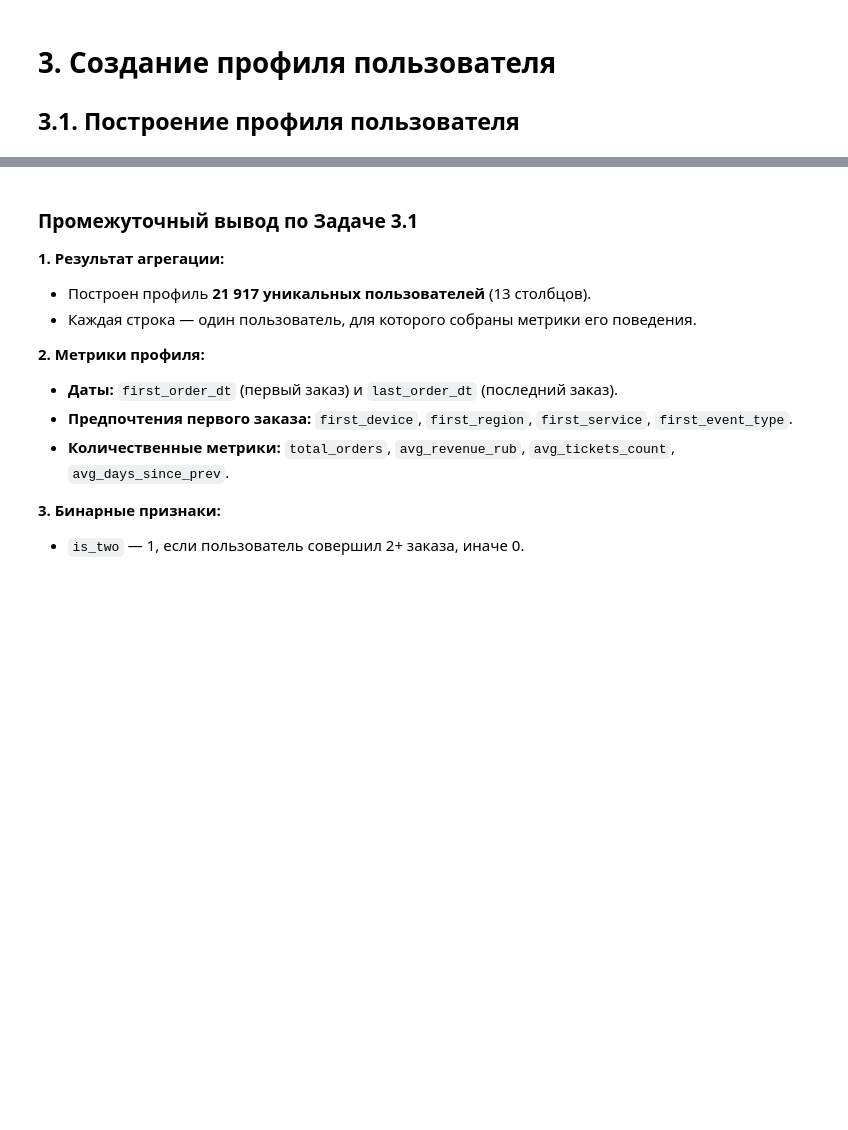
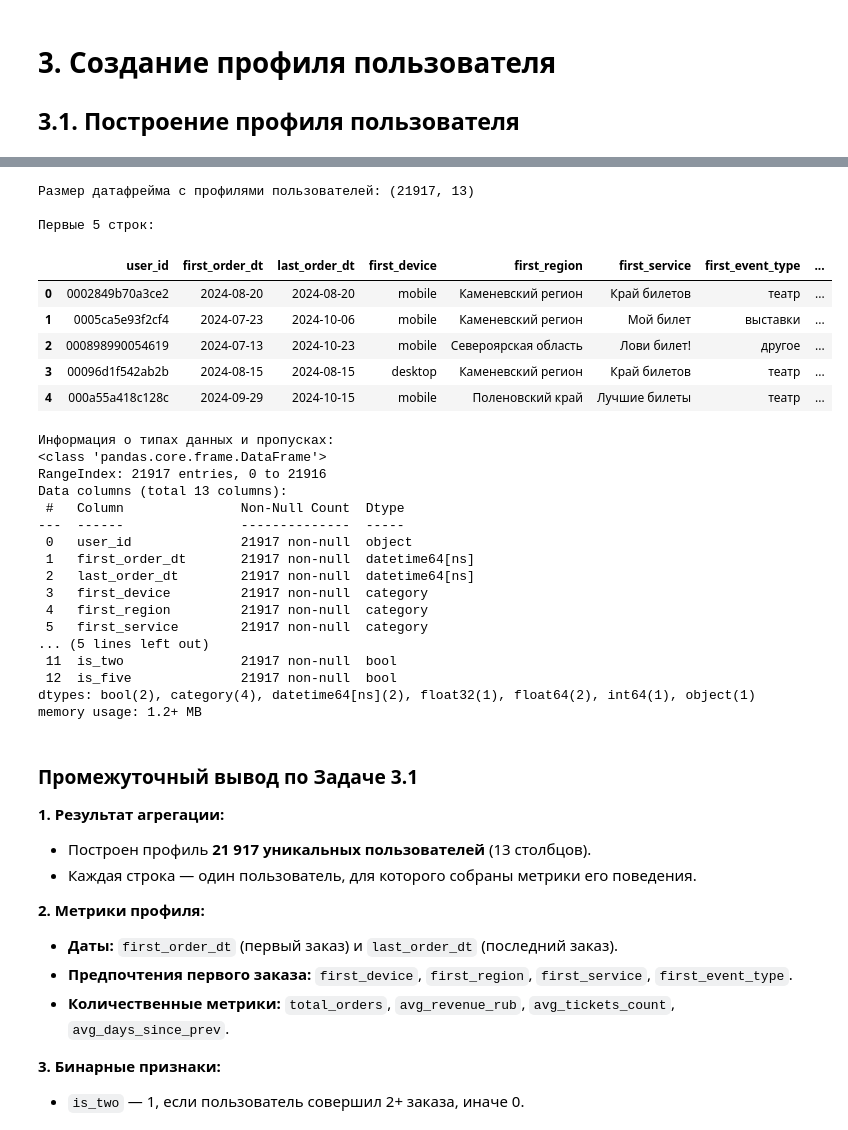
Before and after one commit to DigitalOcean78/afisha-loyalty-analysis, a Jupyter notebook: DS_2_project _24.09.26.ipynb, the cells around one changed output, grey strips where cells are left out. Saved outputs shown, nothing was run; the diff lists cells and outputs as text; code cells hidden in the pictures; blank space fills up the shorter version.

```diff
--- a/DS_2_project _23.09.26.ipynb
+++ b/DS_2_project _24.09.26.ipynb
@@ -626,3 +625,68 @@ memory usage: 1.5+ MB
+# %%
+user_profile = (df
+        # В начале сортируем данные по дате совершения заказа, что найти первые признаки:
+        .sort_values(by='order_ts')
+        # Затем группируем по номеру пользователя и агрегируем данные:
+        .groupby('user_id')
+        .agg(
+            # Находим первую и последнюю даты заказа:
+            first_order_dt=('order_dt','min'),
+            last_order_dt=('order_dt','max'),
+            # Находим устройства, регион, название билетного партнера и тип мероприятия первого заказа:
+            first_device=('device_type_canonical','first'),
+            first_region=('region_name','first'),
+            first_service=('service_name','first'),
+            first_event_type=('event_type_main','first'),
+            # Подсчитваем количество заказов:
+            total_orders=('order_id','nunique'),
+            # Считаем статистику по заказам: средняя стоимость заказа, среднее количество билетов:
+            avg_revenue_rub=('revenue_rub','mean'),
+            avg_tickets_count=('tickets_count','mean'),
+            # Считаем среднее количество дней между покупками:
+            avg_days_since_prev=('days_since_prev','mean')
+        )
+        # Создаем два признака: совершил ли пользователь 2 / 5 и более заказов:
+        .assign(
+            is_two = lambda x: x['total_orders'] >= 2,
+            is_five = lambda x: x['total_orders'] >= 5
+        )
+        .reset_index()
+)
+
+# Проверяем результат
+print(f"Размер датафрейма с профилями пользователей: {user_profile.shape}")
+print("\nПервые 5 строк:")
+display(user_profile.head())
+
+print("\nИнформация о типах данных и пропусках:")
+user_profile.info()
+# %% [output]
+Размер датафрейма с профилями пользователей: (21917, 13)
+
+Первые 5 строк:
+|  | user_id | first_order_dt | last_order_dt | first_device | first_region | first_service | first_event_type | ... |
+| 0 | 0002849b70a3ce2 | 2024-08-20 | 2024-08-20 | mobile | Каменевский регион | Край билетов | театр | ... |
+| 1 | 0005ca5e93f2cf4 | 2024-07-23 | 2024-10-06 | mobile | Каменевский регион | Мой билет | выставки | ... |
+| 2 | 000898990054619 | 2024-07-13 | 2024-10-23 | mobile | Североярская область | Лови билет! | другое | ... |
+| 3 | 00096d1f542ab2b | 2024-08-15 | 2024-08-15 | desktop | Каменевский регион | Край билетов | театр | ... |
+| 4 | 000a55a418c128c | 2024-09-29 | 2024-10-15 | mobile | Поленовский край | Лучшие билеты | театр | ... |
+Информация о типах данных и пропусках:
+<class 'pandas.core.frame.DataFrame'>
+RangeIndex: 21917 entries, 0 to 21916
+Data columns (total 13 columns):
+ #   Column               Non-Null Count  Dtype
+---  ------               --------------  -----
+ 0   user_id              21917 non-null  object
+ 1   first_order_dt       21917 non-null  datetime64[ns]
+ 2   last_order_dt        21917 non-null  datetime64[ns]
+ 3   first_device         21917 non-null  category
+ 4   first_region         21917 non-null  category
+ 5   first_service        21917 non-null  category
+... (5 lines left out)
+ 11  is_two               21917 non-null  bool
+ 12  is_five              21917 non-null  bool
+dtypes: bool(2), category(4), datetime64[ns](2), float32(1), float64(2), int64(1), object(1)
+memory usage: 1.2+ MB
 # %% [markdown]
 ### Промежуточный вывод по Задаче 3.1
 
```
Also changed, not shown: parts of 37 cells of this notebook.
